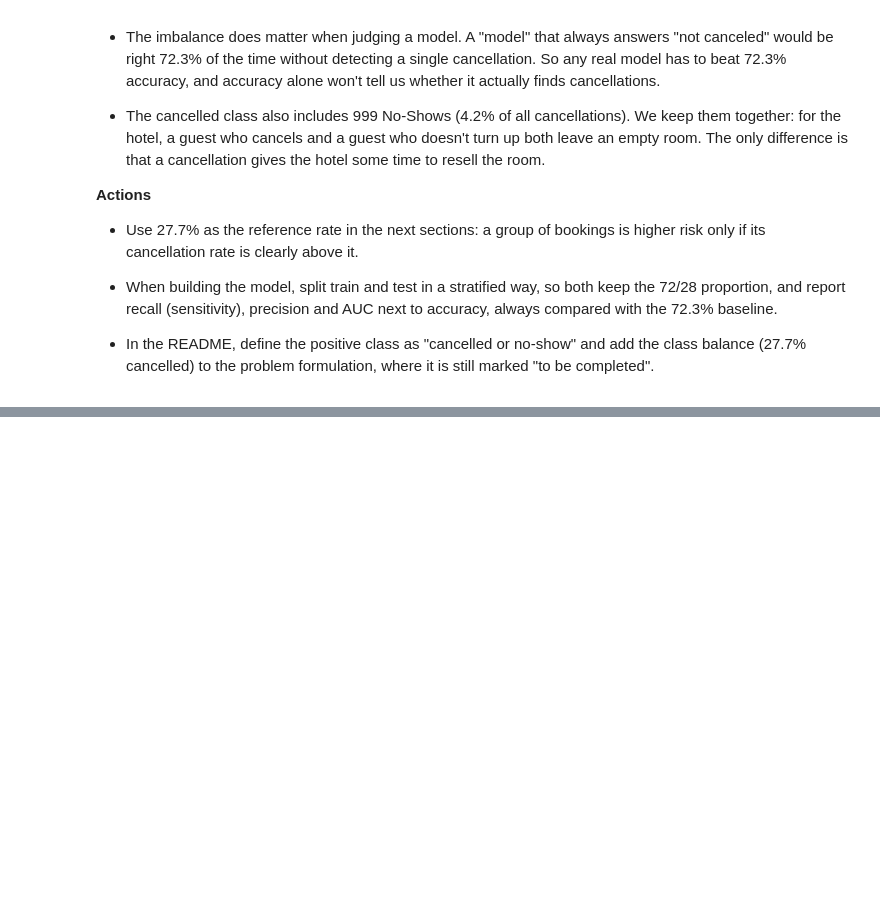
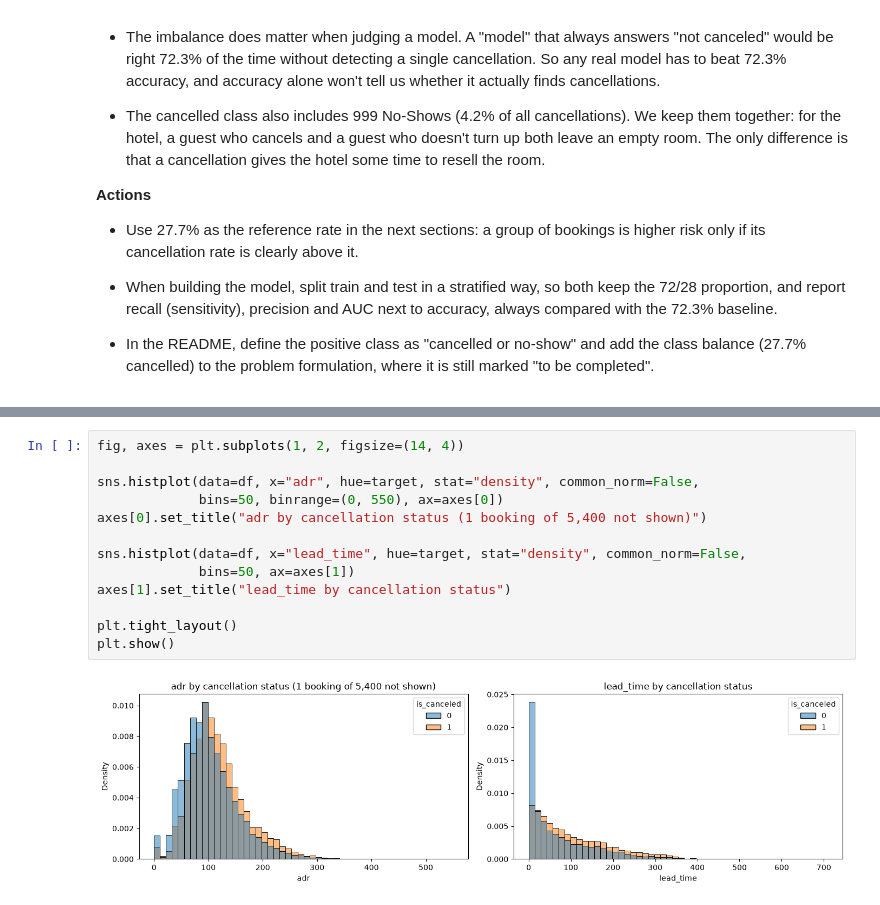
Before and after one commit to martinmon19/Assignment-MACHINE-LEARNING, a Jupyter notebook: notebooks/03_distributions.ipynb, the cells around one changed output, grey strips where cells are left out. Cells and saved outputs as stored; diff of their text form; blank space fills up the shorter version.

```diff
--- a/notebooks/03_distributions.ipynb
+++ b/notebooks/03_distributions.ipynb
@@ -175,0 +190,15 @@ plt.show()
+# %%
+fig, axes = plt.subplots(1, 2, figsize=(14, 4))
+
+sns.histplot(data=df, x="adr", hue=target, stat="density", common_norm=False,
+             bins=50, binrange=(0, 550), ax=axes[0])
+axes[0].set_title("adr by cancellation status (1 booking of 5,400 not shown)")
+
+sns.histplot(data=df, x="lead_time", hue=target, stat="density", common_norm=False,
+             bins=50, ax=axes[1])
+axes[1].set_title("lead_time by cancellation status")
+
+plt.tight_layout()
+plt.show()
+# %% [output]
+[figure, added]
```
Also changed, not shown: parts of 6 cells of this notebook.
